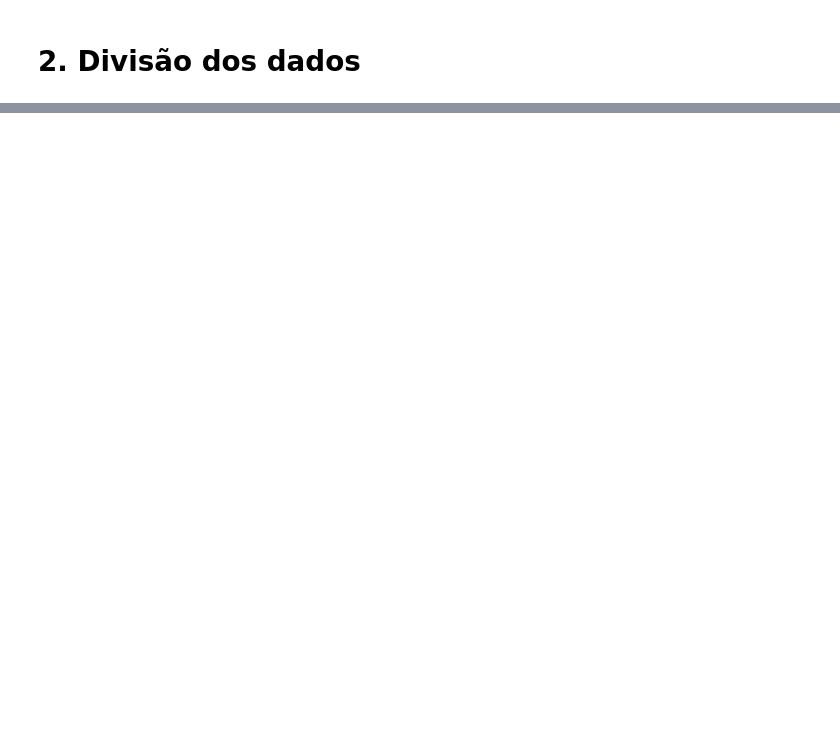
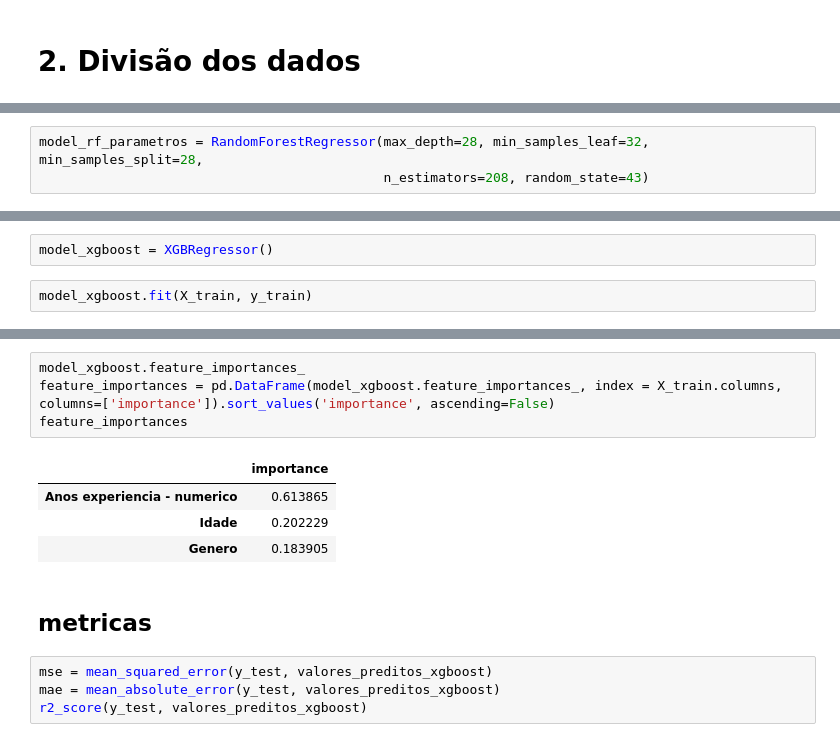
Before and after one commit to renansko/LPA, a Jupyter notebook: Exe_1.ipynb, the cells around one changed output, grey strips where cells are left out. Cells and saved outputs as stored; diff of their text form; blank space fills up the shorter version.

```diff
--- a/Exe_1.ipynb
+++ b/Exe_1.ipynb
@@ -486,0 +606,3 @@ plt.show()
+# %%
+model_rf_parametros = RandomForestRegressor(max_depth=28, min_samples_leaf=32, min_samples_split=28,
+                                            n_estimators=208, random_state=43)
@@ -486,0 +629,4 @@ plt.show()
+# %%
+model_xgboost = XGBRegressor()
+# %%
+model_xgboost.fit(X_train, y_train)
@@ -486,0 +666,15 @@ plt.show()
+# %%
+model_xgboost.feature_importances_
+feature_importances = pd.DataFrame(model_xgboost.feature_importances_, index = X_train.columns, columns=['importance']).sort_values('importance', ascending=False)
+feature_importances
+# %% [output]
+|  | importance |
+| Anos experiencia - numerico | 0.613865 |
+| Idade | 0.202229 |
+| Genero | 0.183905 |
+# %% [markdown]
+## metricas
+# %%
+mse = mean_squared_error(y_test, valores_preditos_xgboost)
+mae = mean_absolute_error(y_test, valores_preditos_xgboost)
+r2_score(y_test, valores_preditos_xgboost)
```
Also changed, not shown: parts of 37 cells of this notebook.
